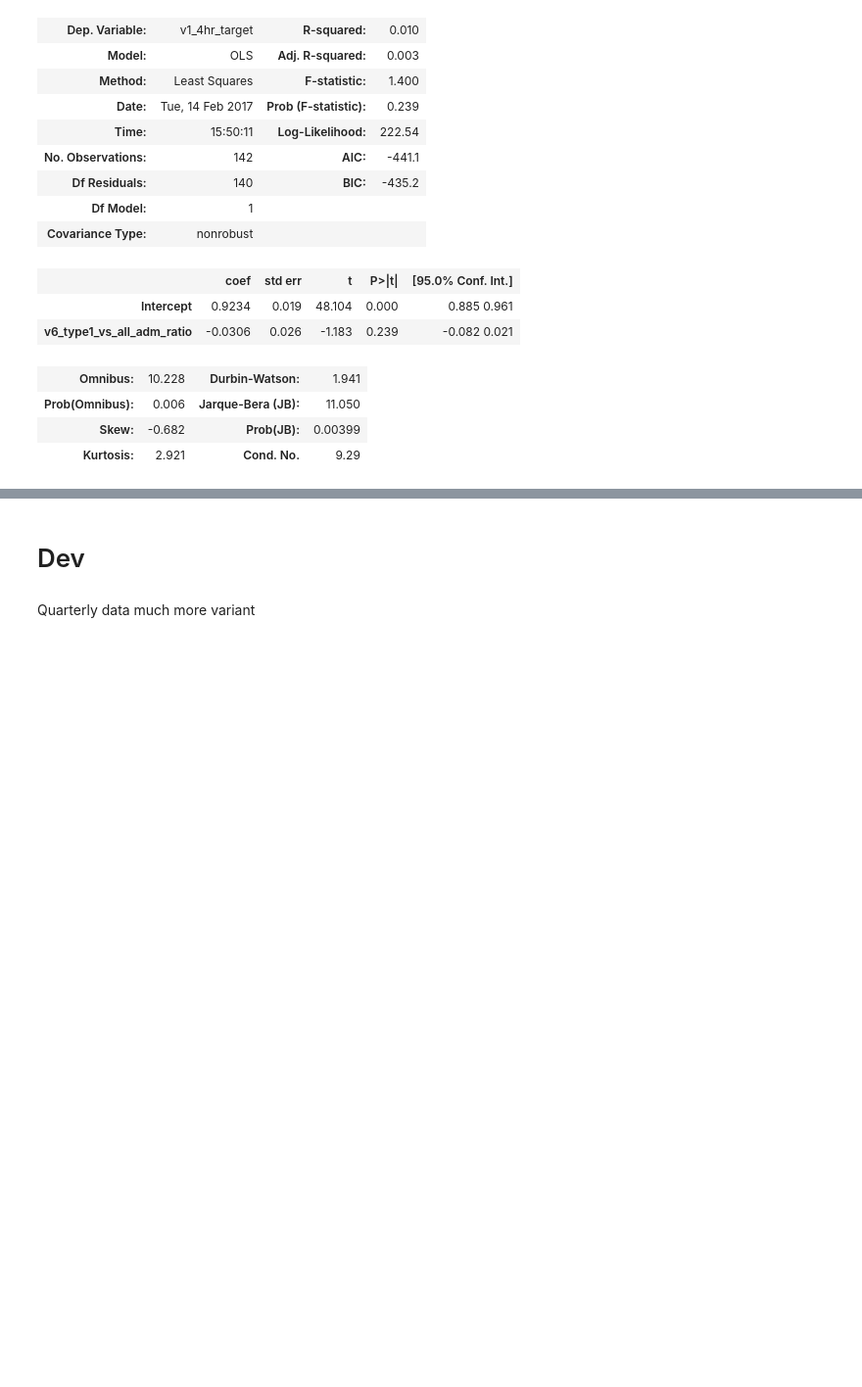
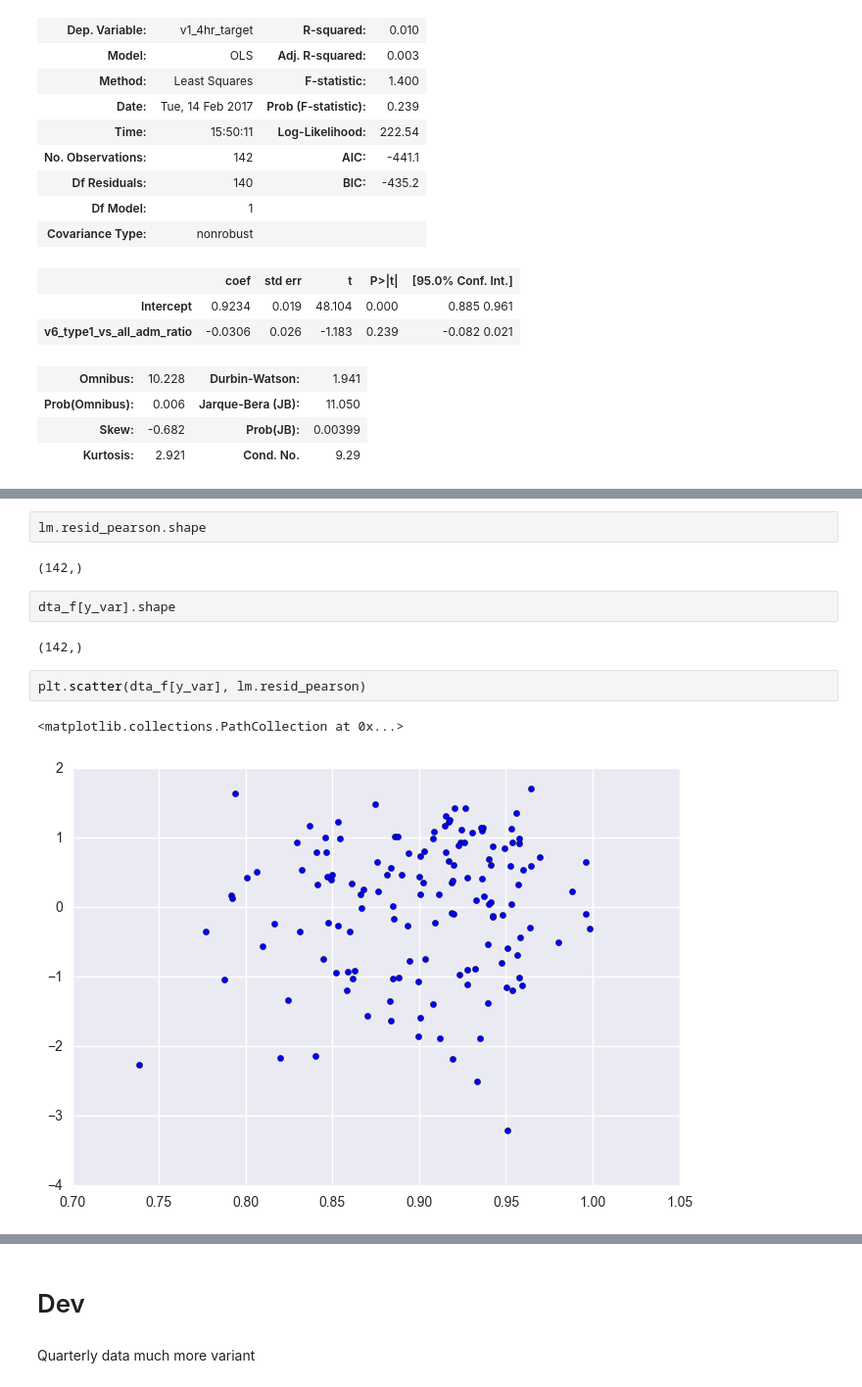
Before and after one commit to CLAHRCWessex/201702_AandE_nat, a Jupyter notebook: 4-1_Active/AandE_test_script_v1.ipynb, the cells around one changed output, grey strips where cells are left out. Shown: that part at 98% size. Drawn from its saved outputs; the diff is of its cells as text; blank space fills up the shorter version.

```diff
--- a/4-1_Active/AandE_test_script_v1.ipynb
+++ b/4-1_Active/AandE_test_script_v1.ipynb
@@ -197,0 +228,13 @@ OLS Regression Results
+# %%
+lm.resid_pearson.shape
+# %% [output]
+(142,)
+# %%
+dta_f[y_var].shape
+# %% [output]
+(142,)
+# %%
+plt.scatter(dta_f[y_var], lm.resid_pearson)
+# %% [output]
+<matplotlib.collections.PathCollection at 0x...>
+[figure, added]
```
Also changed, not shown: parts of 13 cells of this notebook, 3 other files.
